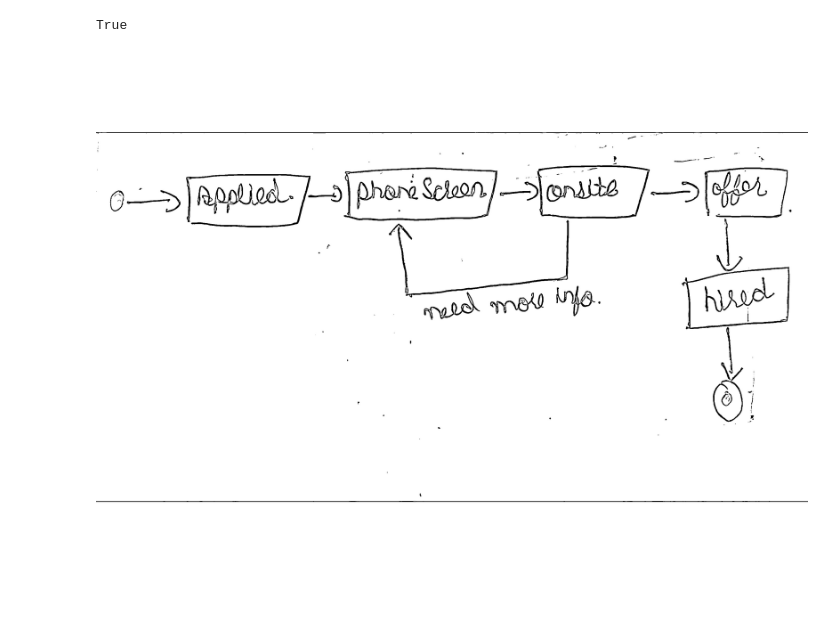
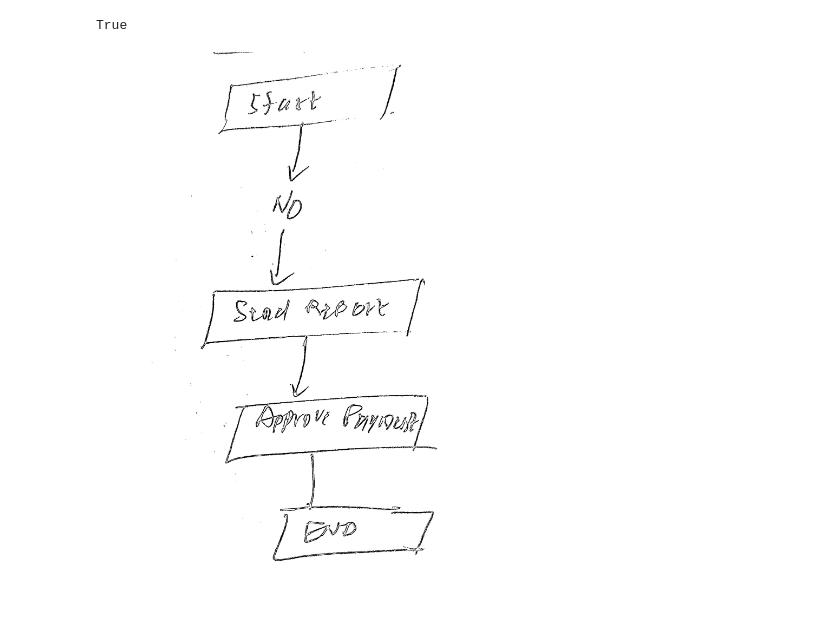
Before and after one commit to Tafazzul-Nadeem/Teching-Agent, a Jupyter notebook: main.ipynb, the cells around one changed output. Saved outputs shown, nothing was run; the diff lists cells and outputs as text; code cells hidden in the pictures; blank space fills up the shorter version.

```diff
--- a/main.ipynb
+++ b/main.ipynb
@@ -186,7 +186,7 @@ import numpy as np
 from IPython.display import display, Image as IPImage
 
 # Load image and preprocess it
-img_path = Path("state.jpg")
+img_path = Path("pics/41.jpg")
 if not img_path.exists():
     raise FileNotFoundError("state.jpg not found in the current working directory")
 
@@ -207,34 +207,34 @@ def preprocess_diagram(input_path, out_path=None, show=True):
     # Improve local contrast to make strokes more separable from paper background
     clahe = cv2.createCLAHE(clipLimit=2.0, tileGridSize=(8, 8))
     cl = clahe.apply(den)
 
     # Adaptive threshold to remove low-intensity impressions and handle uneven lighting
     th = cv2.adaptiveThreshold(cl, 255, cv2.ADAPTIVE_THRESH_GAUSSIAN_C,
                                 cv2.THRESH_BINARY, blockSize=15, C=10)
 
     # Remove small speckles (opening) and optionally strengthen strokes (dilate)
     kernel = cv2.getStructuringElement(cv2.MORPH_RECT, (3, 3))
     opened = cv2.morphologyEx(th, cv2.MORPH_OPEN, kernel, iterations=1)
     processed = cv2.dilate(opened, kernel, iterations=1)
 
     # Ensure black strokes on white background
     if np.mean(processed) < 127:
         processed = 255 - processed
 
     cv2.imwrite(str(out_path), th)
 
     if show:
         display(IPImage(filename=str(out_path)))
 
     return out_path
 
 # preprocess and overwrite img_path so the later base64 encoding uses the cleaned image
 img_path = preprocess_diagram(img_path)
 
 b64 = base64.b64encode(img_path.read_bytes()).decode("ascii")
 data_uri = f"embedded-picture"
 # %% [output]
-[figure, old version]
+[figure, new version]
 # %%
 first_message = HumanMessage(content=[
     {"type": "text", "text": "Give mermaid code of the given diagram."},
```
Also changed, not shown: parts of 1 cell of this notebook, 15 other files.
